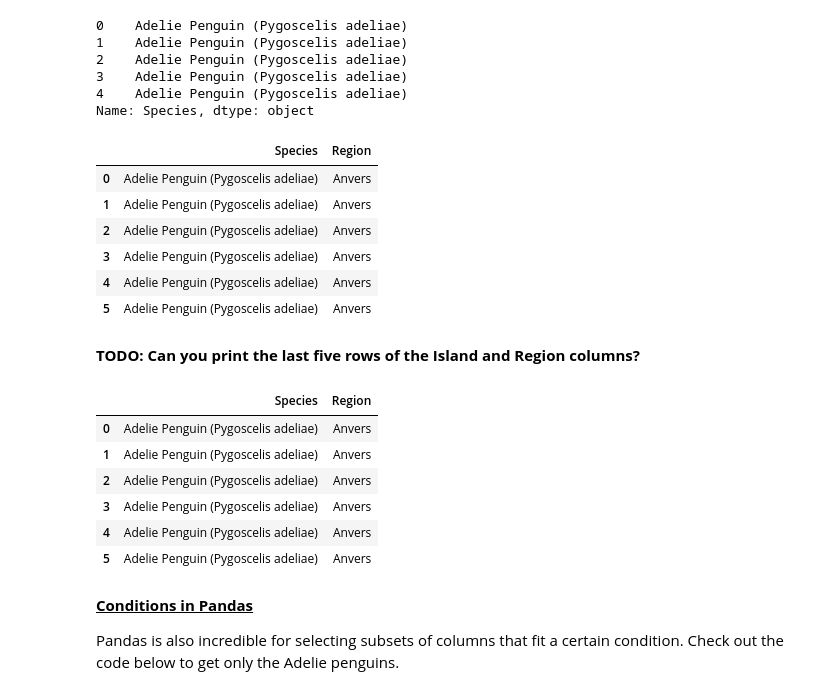
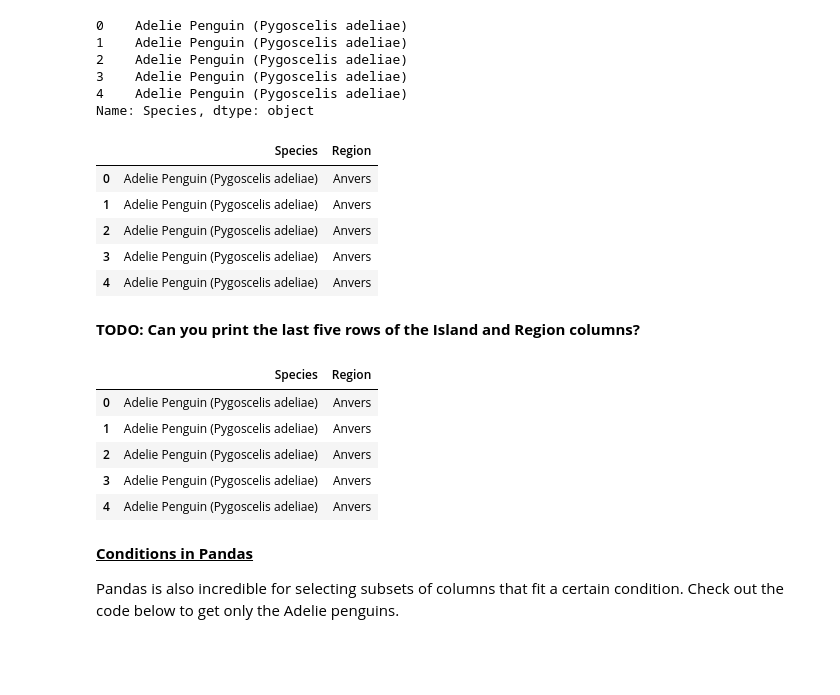
Before and after one commit to brip/SC22-BatchB-shimmering-pythons, a Jupyter notebook: Uryah/EDA_mini_project.ipynb, the cells around one changed output. Cells and saved outputs as stored; diff of their text form; code cells hidden in the pictures; blank space fills up the shorter version.

```diff
--- a/Uryah/EDA_mini_project.ipynb
+++ b/Uryah/EDA_mini_project.ipynb
@@ -140,20 +142,19 @@ penguins_dataframe.Species.head()
 Name: Species, dtype: object
 # %%
 #You can also access multiple columns using double brackets (printing a "list" of columns)
-penguins_dataframe[["Species","Region"]].head(6)
+penguins_dataframe[["Species","Region"]].head()
 # %% [output]
 |  | Species | Region |
 | 0 | Adelie Penguin (Pygoscelis adeliae) | Anvers |
 | 1 | Adelie Penguin (Pygoscelis adeliae) | Anvers |
 | 2 | Adelie Penguin (Pygoscelis adeliae) | Anvers |
 | 3 | Adelie Penguin (Pygoscelis adeliae) | Anvers |
 | 4 | Adelie Penguin (Pygoscelis adeliae) | Anvers |
-| 5 | Adelie Penguin (Pygoscelis adeliae) | Anvers |
 # %% [markdown]
 **TODO: Can you print the last five rows of the Island and Region columns?**
 # %%
 #Print the last five rows of the Island and Region columns.
-penguins_dataframe[["Species","Region"]].head(6)
+penguins_dataframe[["Species","Region"]].head(5)
 # %% [output]
 |  | Species | Region |
 | 0 | Adelie Penguin (Pygoscelis adeliae) | Anvers |
@@ -161,7 +162,6 @@ penguins_dataframe[["Species","Region"]].head(6)
 | 2 | Adelie Penguin (Pygoscelis adeliae) | Anvers |
 | 3 | Adelie Penguin (Pygoscelis adeliae) | Anvers |
 | 4 | Adelie Penguin (Pygoscelis adeliae) | Anvers |
-| 5 | Adelie Penguin (Pygoscelis adeliae) | Anvers |
 # %% [markdown]
 <u>**Conditions in Pandas**</u>
 
```
Also changed, not shown: parts of 11 cells of this notebook, 37 other files.
